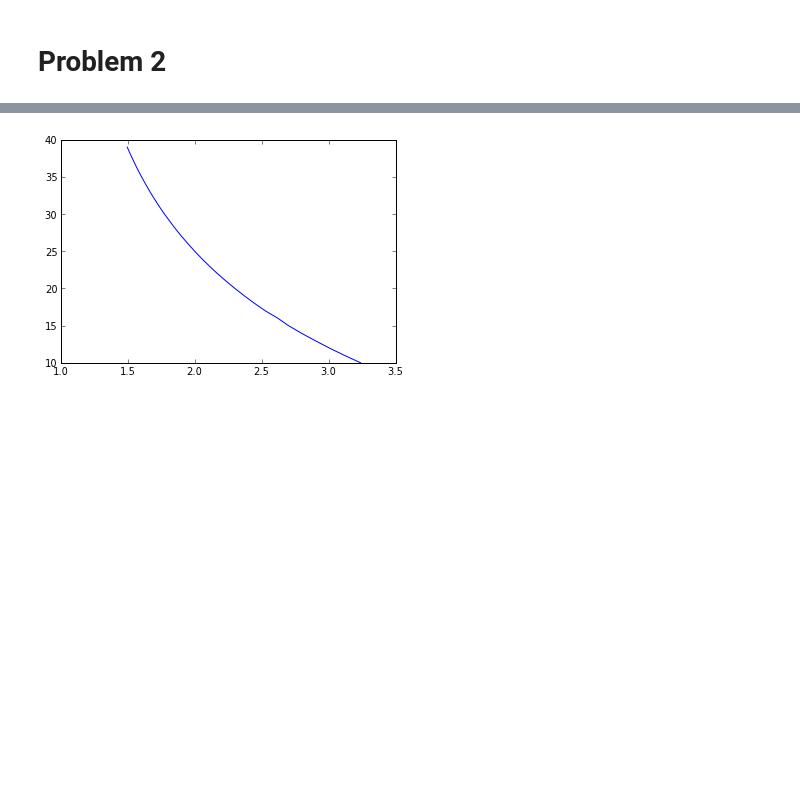
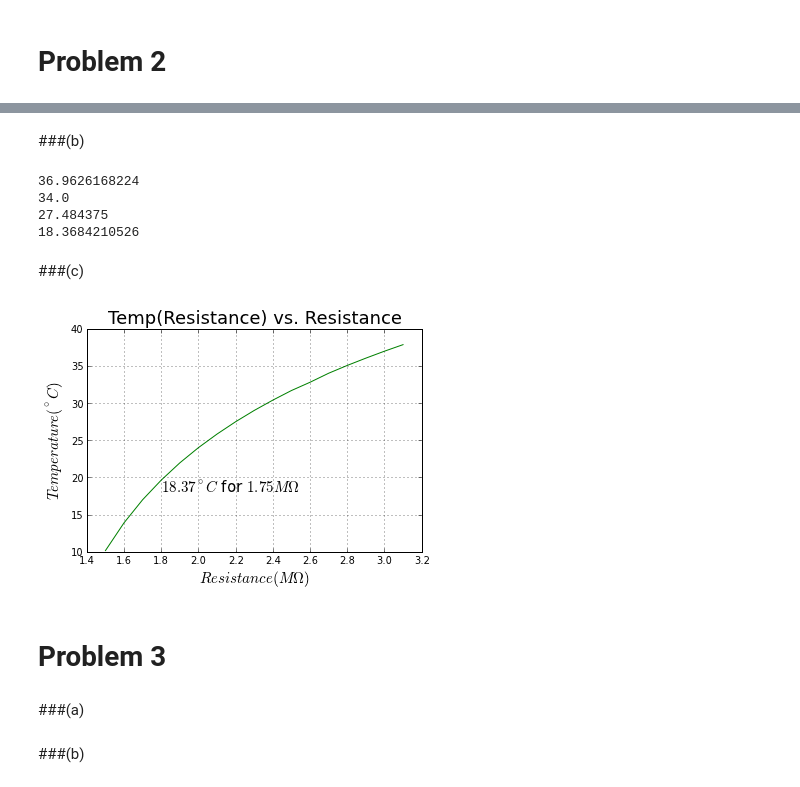
Before and after one commit to mullenray/PHYS202-S13, a Jupyter notebook: Week4/InterpAndDiffEx3.ipynb, the cells around one changed output, grey strips where cells are left out. Drawn from its saved outputs; the diff is of its cells as text; code cells hidden in the pictures; blank space fills up the shorter version.

```diff
--- a/Week4/InterpAndDiffEx3.ipynb
+++ b/Week4/InterpAndDiffEx3.ipynb
@@ -31,8 +33,38 @@ def Temp(Resistance):
     temp = arange(10,40,1)
     res = [3.239,3.118,3.004,2.897,2.795,2.700,2.620,2.526,2.446,2.371,2.300,2.233,2.169,2.110,2.053,2.000,1.950,1.902,\
            1.857,1.815,1.774,1.736,1.700,1.666,1.634,1.603,1.574,1.547,1.521,1.496]
-    tempres = interp1d(res[::-1],temp[::-1])(Resistance)
-    plot(res,temp)
-Temp(3)
+    resran = interp1d(res[::-1],temp)
+    inttem = resran(Resistance)
+    return inttem
-# %% [output]
-[figure, removed]
+# %% [markdown]
+###(b)
+# %%
+print Temp(3.0)
+print Temp(2.700)
+print Temp(2.2)
+print Temp(1.75)
+# %% [output]
+36.9626168224
+34.0
+27.484375
+18.3684210526
+# %% [markdown]
+###(c)
+# %%
+R = arange(1.5,3.2,0.1)
+T = Temp(R)
+
+plot(R,T, color="green")
+xlabel("$Resistance (M\Omega)$", fontsize = 15)
+ylabel("$Temperature (^{\circ}C)$", fontsize = 15)
+title("Temp(Resistance) vs. Resistance", fontsize = 18)
+grid(True)
+text(1.8,18,"$18.37^{\circ}C$ for $1.75 M\Omega$",fontsize=15)
+show()
+# %% [output]
+[figure, added]
+# %% [markdown]
+Problem 3
+=
+# %% [markdown]
+###(a)
@@ -38,0 +80,2 @@ Temp(3)
+# %% [markdown]
+###(b)
```
Also changed, not shown: parts of 14 cells of this notebook.
